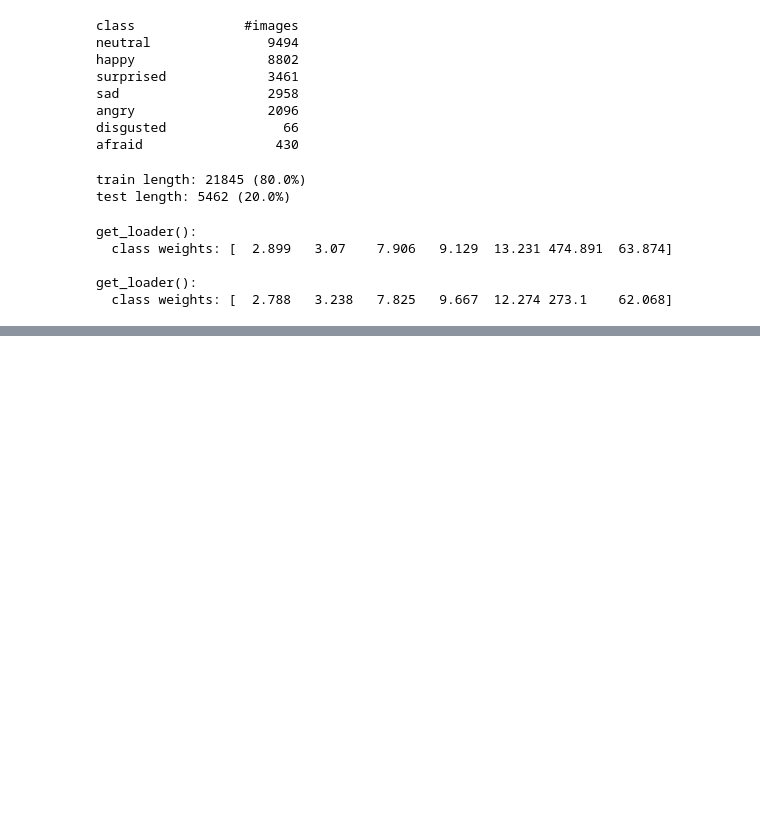
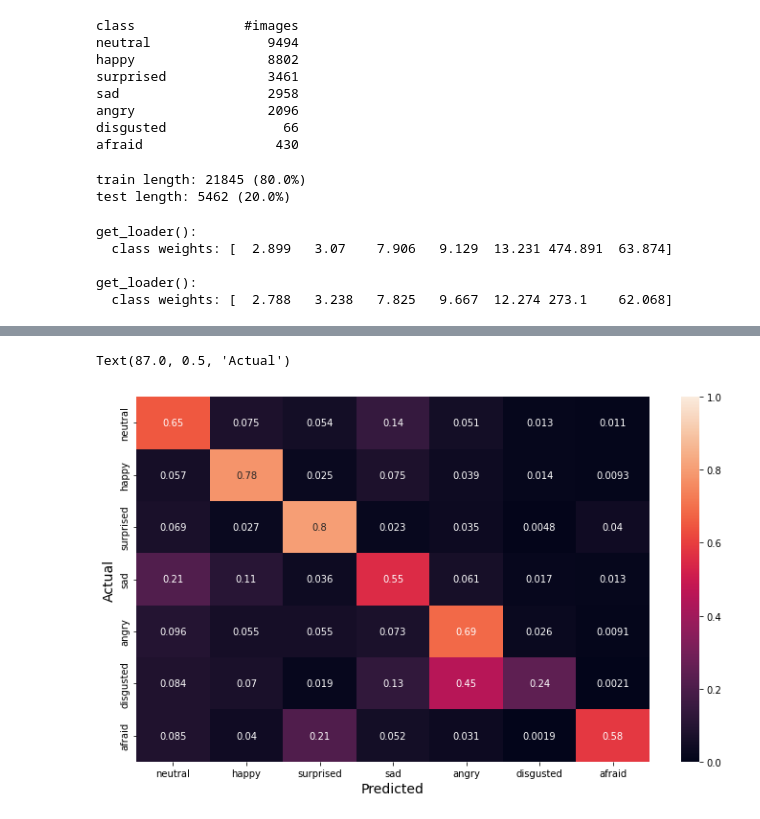
Before and after one commit to swegg4n/AML-EmotionRecognition, a Jupyter notebook: pre-processing_filters.ipynb, the cells around one changed output, grey strips where cells are left out. Cells and saved outputs as stored; diff of their text form; code cells hidden in the pictures; blank space fills up the shorter version.

```diff
--- a/pre-processing_filters.ipynb
+++ b/pre-processing_filters.ipynb
@@ -83,4 +83,25 @@ kirsch_compass_masks = [
     # np.array([[5,5,5],[-3,0,-3],[-3,-3,-3]]),   # west
     # np.array([[-3,5,5],[-3,0,5],[-3,-3,-3]]),   # north-west
 ]
+
+robinson_compass_masks = [
+    np.array([[-1,-0,1],[-2,0,2],[-1,0,1]]),   # north
+    np.array([[0,1,2],[-1,0,1],[-2,-1,0]]),   # north-east
+    np.array([[1,2,1],[0,0,0],[-1,-2,-1]]),   # east
+    np.array([[2,1,0],[1,0,-1],[0,-1,-2]]),   # south-east
+    # np.array([[0,1,2],[-1,0,-1],[-2,-1,0]]),   # south
+    # np.array([[0,-1,-2],[1,0,-1],[2,1,0]]),   # south-west
+    # np.array([[2,1,0],[1,0,-1],[0,-1,-2]]),   # west
+    # np.array([[-2,-1,0],[-1,0,1],[0,1,2]]),   # north-west
+]
+
+sobel_filters = [
+    np.array([[1,2,1],[0,0,0],[-1,-2,-1]]),
+    np.array([[1,0,-1],[2,0,-2],[1,0,-1]]),
+]
+
+roberts_filters = [
+    np.array([[1,0],[0,-1]]),
+    np.array([[0,-1],[1,0]]),
+]
 # %%
@@ -241,0 +481,20 @@ imshow(train_dataset, 'Example images from the train dataset')
+# %%
+from sklearn.metrics import confusion_matrix
+import seaborn as sns
+import pandas as pd
+
+
+counts = np.array([(np.array(y_actual) == i).sum() for i in range(NUM_CLASSES)]).reshape(-1, 1)
+cf_matrix = confusion_matrix(y_actual, y_pred)
+cf_matrix_norm = cf_matrix / counts
+
+df_cm = pd.DataFrame(cf_matrix_norm, index = CLASSES, columns = CLASSES)
+plt.figure(figsize = (12,7))
+s = sns.heatmap(df_cm, annot=True, cmap=sns.color_palette("rocket", as_cmap=True), vmin=0, vmax=1)
+s.set_xlabel('Predicted', fontsize=14)
+s.set_ylabel('Actual', fontsize=14)
+
+# plt.savefig('confusion_matrix.png')
+# %% [output]
+Text(87.0, 0.5, 'Actual')
+[figure, added]
```
Also changed, not shown: parts of 11 cells of this notebook, 4 other files.
